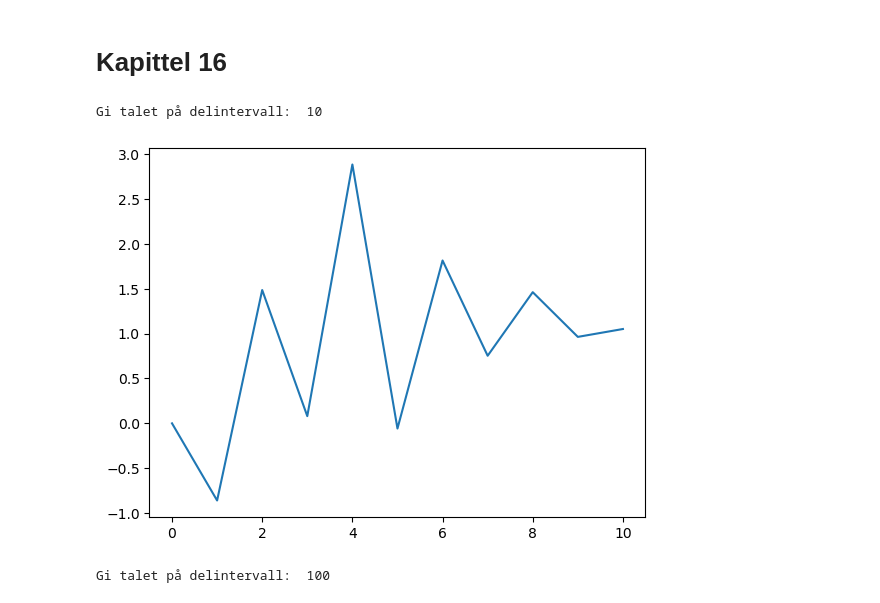
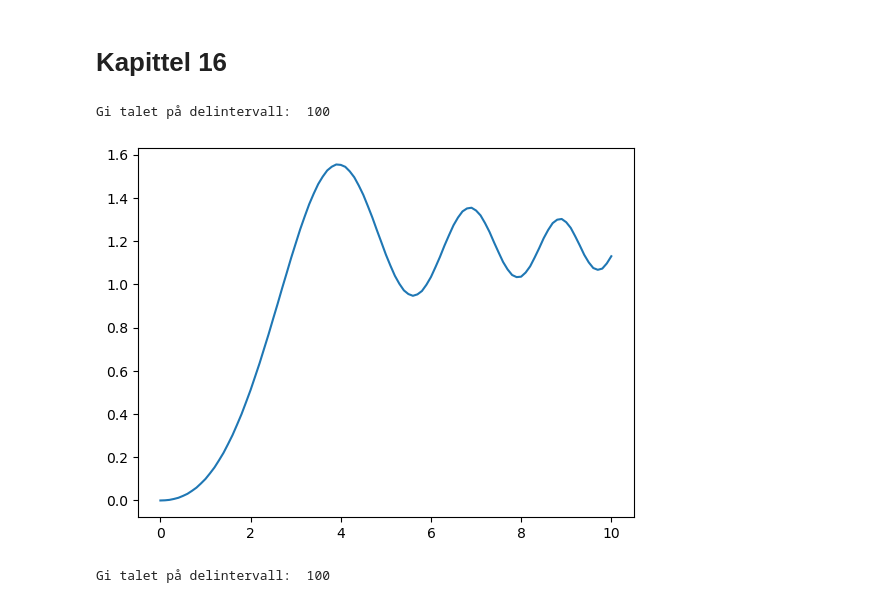
Before and after one commit to nummet/nummet, a Jupyter notebook: Kap_17_Endelig_differanse_og_differensiallikning/Endeleg_differanse_og_differensiallikning_Python.ipynb, the cells around one changed output. Drawn from its saved outputs; the diff is of its cells as text; code cells hidden in the pictures.

```diff
--- a/Kap_17_Endelig_differanse_og_differensiallikning/Endeleg_differanse_og_differensiallikning_Python.ipynb
+++ b/Kap_17_Endelig_differanse_og_differensiallikning/Endeleg_differanse_og_differensiallikning_Python.ipynb
@@ -47,40 +47,39 @@ x_vektor = np.arange(x0+h, xf+h, h)
 # Matriser og vektor for funksjonane
 A_mat = np.diag(a(x_vektor))
 B_mat = np.diag(b(x_vektor))
-C_vektor = c(x_vektor).transpose()
+C_vektor = np.transpose(c(x_vektor))
 
 # Matrise for den deriverte
 # Brukar midtpunktsformelen for numerisk derivasjon
 D1_mat = np.zeros((N, N))
 for ind in range(1, N-1):
     D1_mat[np.ix_([ind], [ind-1, ind+1])] = \
         np.array([-1, 1])/(2*h)
 # Derivert i venstre ende
 D1_mat[0, 1] = 1/(2*h)
 # Derivert i høgre ende
 D1_mat[N-1, (N-3):N] = np.array([1, -4, 3])/(2*h)
 
 # Set opp totalmatrisa
 tot_mat =  np.c_[(np.matmul(A_mat, D1_mat)+B_mat),
                  C_vektor]
 # Legg til startkravet
 tot_mat[0,N] = tot_mat[0,N] + a(x0+h) * y0/(2*h)
 
 # Løyser likningssystemet
-tot_mat_s = Matrix(tot_mat)
-aux_s = tot_mat_s.rref()[0]
-aux = np.array(aux_s).astype(np.float64)
-y_vektor = aux[:, N].transpose()
+aux_s = sympy.Matrix(tot_mat).rref()[0]
+aux = np.array(aux_s)
+y_vektor = np.transpose(aux[:, N])
 # Tar med utgangspunktet
 y_vektor =  np.insert(y_vektor, 0, y0)
 x_vektor =  np.insert(x_vektor, 0, x0)
 
 # Plottar løysinga
 plt.plot(x_vektor, y_vektor)
 plt.show()
 # %% [output]
-Gi talet på delintervall:  10
+Gi talet på delintervall:  100
-[figure, old version]
+[figure, new version]
 # %%
 # EndelegDiffOrden2Rand.m
 
```
Also changed, not shown: parts of 3 cells of this notebook, 1 other file.
